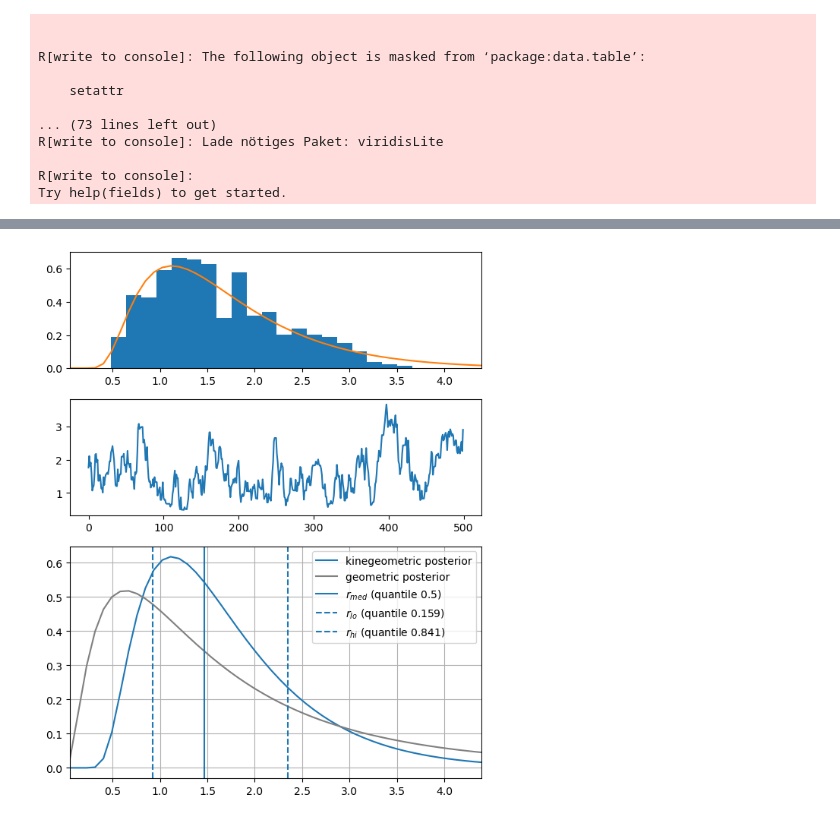
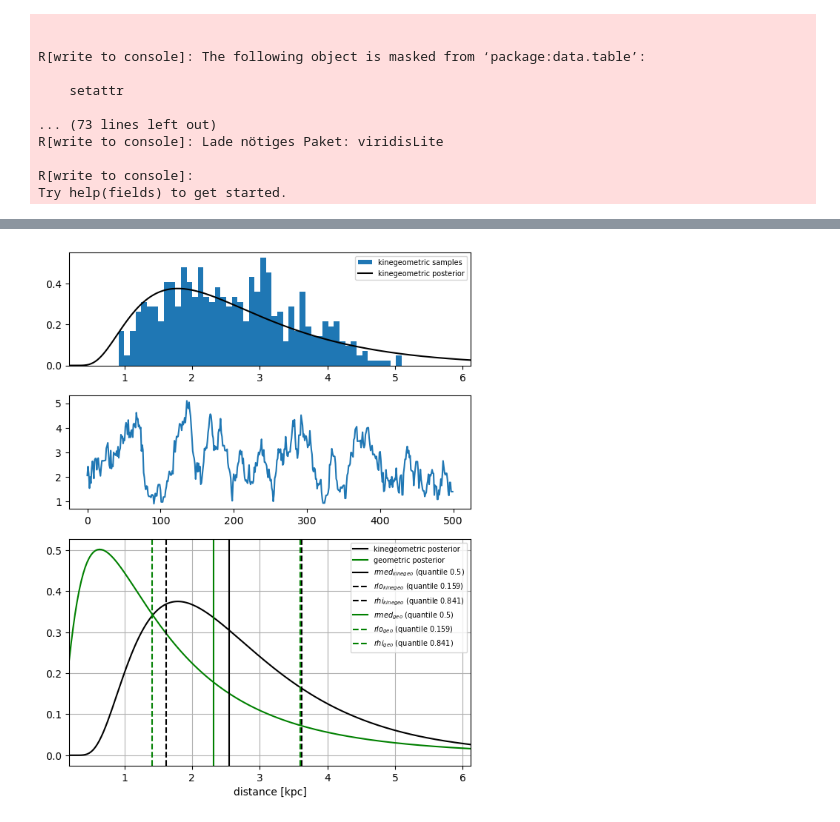
Before and after one commit to ElisaHaas25/Kinegeometric-Distance-Estimation, a Jupyter notebook: test_sampling.ipynb, the cells around one changed output, grey strips where cells are left out. Cells and saved outputs as stored; diff of their text form; code cells hidden in the pictures.

```diff
--- a/test_sampling.ipynb
+++ b/test_sampling.ipynb
@@ -256,9 +291,19 @@ Nsamp= 500
 Nburnin= 50
 
 rows_prior_summary = np.loadtxt('prior_summary.csv', delimiter=',',skiprows=1)
+
+alpha = float(rows_prior_summary[healpix][6])
+beta = float(rows_prior_summary[healpix][7])
+rlen = float(rows_prior_summary[healpix][5])
+
 rlen_EDSD = float(rows_prior_summary[healpix][10])
-rInit = float(mode_post3(w=1e-3*parallax,wsd=1e-3*parallaxVar,rlen = rlen_EDSD,retall = False))*1e-3
-rStep = 0.75*rInit*min(1/3, abs(parallaxVar/parallax))
+rInit = float(mode_post3(w=1e-3*parallax,wsd=1e-3*sd_w,rlen = rlen_EDSD,retall = False))*1e-3
+rStep = 0.75*rInit*min(1/3, abs(sd_w/parallax))
 
-samp = metrop(func=logkinegeopostdensity ,thetaInit= rInit ,Nburnin=Nburnin ,Nsamp=Nsamp,sampleCov=rStep**2 ,parallax=parallax, parallaxVar = parallaxVar,propm=propm, Cov3=Cov3, Cov2=Cov2, healpix=healpix, kfac=kfac)
-rSamp = samp[:,1]
+#geometric samples
+samp_geo = metrop(func=loggeopostdensity ,thetaInit= rInit ,Nburnin=Nburnin ,Nsamp=Nsamp,sampleCov=rStep**2 ,seed=seed,parallax=parallax, parallaxVar = parallaxVar,alpha=alpha,beta=beta,rlen=rlen)
+rSamp_geo = samp_geo[:,1]
+
+#kinegeometric samples
+samp_kinegeo = metrop(func=logkinegeopostdensity ,thetaInit= rInit, Nburnin=Nburnin ,Nsamp=Nsamp,sampleCov=rStep**2 ,seed=seed,parallax=parallax, parallaxVar = parallaxVar,propm=propm, Cov3=Cov3, Cov2=Cov2, healpix=healpix,alpha=alpha,beta=beta,rlen=rlen, kfac=kfac)
+rSamp_kinegeo = samp_kinegeo[:,1]
@@ -267,65 +348,85 @@ rSamp = samp[:,1]
 fig,ax = plt.subplots(3,1,figsize=(7,9), gridspec_kw={'height_ratios': [1,1,2]})
 
 # distance range for plotting
-rplotlo = 0.1*min(rSamp)
-rplothi = 1.2*max(rSamp)
+rplotlo = 0.2*min(rSamp_kinegeo)
+rplothi = 1.2*max(rSamp_kinegeo)
 
-r_plot = np.linspace(rplotlo,rplothi)
+r_plot = np.linspace(rplotlo,rplothi,200)
 
 # plot histogram of samples
-ax[0].hist(rSamp,bins=20,density=True)
+ax[0].hist(rSamp_kinegeo,bins=50,density=True,label='kinegeometric samples')
 ax[0].set_xlim(rplotlo,rplothi)
 
 #plot chains
-ax[1].plot(np.arange(0,len(rSamp),1),rSamp)
+ax[1].plot(np.arange(0,len(rSamp_kinegeo),1),rSamp_kinegeo)
 
 # plot kinegeo + geo posterior
 logKinegeo_plot=[]
 
 for i in r_plot:
-    logKinegeo_plot.append(logkinegeopostdensity(i, parallax, parallaxVar ,propm, Cov3, Cov2, healpix, kfac))
+    logKinegeo_plot.append(logkinegeopostdensity(i, parallax, parallaxVar ,propm, Cov3, Cov2, healpix,alpha,beta,rlen, kfac))
 
 kinegeo_plot = 10**(np.array(logKinegeo_plot))
 kinegeo_norm = integrate.trapezoid(kinegeo_plot,r_plot)
 
-geo_plot = 10**(loggeopostdensity(r_plot, parallax, parallaxVar, healpix))
+geo_plot = 10**(loggeopostdensity(r_plot, parallax, parallaxVar, alpha,beta,rlen))
 geo_norm = integrate.trapezoid(geo_plot,r_plot)
 
 
-ax[2].plot(r_plot,kinegeo_plot/kinegeo_norm, label='kinegeometric posterior')
-ax[0].plot(r_plot,kinegeo_plot/kinegeo_norm)
-ax[2].plot(r_plot,geo_plot/geo_norm,label='geometric posterior',color = 'grey')
+ax[2].plot(r_plot,kinegeo_plot/kinegeo_norm, label='kinegeometric posterior',color='k')
+ax[0].plot(r_plot,kinegeo_plot/kinegeo_norm, label='kinegeometric posterior',color='k')
+
+ax[2].plot(r_plot,geo_plot/geo_norm,label='geometric posterior',color='green')
 
 ax[2].set_xlim(rplotlo,rplothi)
+ax[2].set_xlabel('distance [kpc]')
 ax[2].grid()
 
 # get quantiles:
 
-probs = np.array([0.5,0.159,0.841])
-rQuant = np.quantile(rSamp,probs)
-rest = rQuant[0]
-rlo = rQuant[1]
-rhi = rQuant[2]
+probs = np.array([0.5,0.1586553,0.8413447])
+rQuant_kinegeo = np.quantile(rSamp_kinegeo,probs)
+rest_kinegeo = rQuant_kinegeo[0]
+rlo_kinegeo = rQuant_kinegeo[1]
+rhi_kinegeo = rQuant_kinegeo[2]
 
-ax[2].axvline(rest,label ='$r_{med}$ (quantile 0.5)')
-ax[2].axvline(rlo,linestyle='--',label ='$r_{lo}$ (quantile 0.159)')
-ax[2].axvline(rhi,linestyle='--',label ='$r_{hi}$ (quantile 0.841)')
+rQuant_geo = np.quantile(rSamp_geo,probs)
+rest_geo = rQuant_geo[0]
+rlo_geo = rQuant_geo[1]
+rhi_geo = rQuant_geo[2]
 
-ax[2].legend()
 
+ax[2].axvline(rest_kinegeo,label ='$rmed_{kinegeo}$ (quantile 0.5)',color='k')
+ax[2].axvline(rlo_kinegeo,linestyle='--',label ='$rlo_{kinegeo}$ (quantile 0.159)',color='k')
+ax[2].axvline(rhi_kinegeo,linestyle='--',label ='$rhi_{kinegeo}$ (quantile 0.841)',color='k')
+
+ax[2].axvline(rest_geo,label ='$rmed_{geo}$ (quantile 0.5)',color='green')
+ax[2].axvline(rlo_geo,linestyle='--',label ='$rlo_{geo}$ (quantile 0.159)',color='green')
+ax[2].axvline(rhi_geo,linestyle='--',label ='$rhi_{geo}$ (quantile 0.841)',color='green')
+
+ax[2].legend(fontsize=7)
+ax[0].legend(fontsize=7)
 
 
 print('\033[1m' + 'Distance estimation:' + '\033[0m')
-print('')
-print('estimated distance [pc] (quantile 0.5):',rest)
-print('lower distance limit [pc] (quantile 0.159):', rlo)
-print('upper distance limit [pc] (quantile 0.841):', rhi)
 print('')
 print('MCMC initialization [pc]:', rInit)
 print('MCMC stepsize [pc]:',rStep)
 print('MCMC number of burn-in samples:',Nburnin)
 print('MCMC number of retained iterations:',Nsamp)
 print('')
+print('Kinegeometric distance:')
+print('')
+print('estimated distance [pc] (quantile 0.5):',rest_kinegeo)
+print('lower distance limit [pc] (quantile 0.159):', rlo_kinegeo)
+print('upper distance limit [pc] (quantile 0.841):', rhi_kinegeo)
+print('')
+print('Geometric distance:')
+print('')
+print('estimated distance [pc] (quantile 0.5):',rest_geo)
+print('lower distance limit [pc] (quantile 0.159):', rlo_geo)
+print('upper distance limit [pc] (quantile 0.841):', rhi_geo)
+print('')
 # %% [output]
 Distance estimation:
 
@@ -340,4 +449,4 @@ MCMC number of retained iterations: 500
-[figure, old version]
+[figure, new version]
 # %%
 # Other stuff only required for velocity posterior
 def logvelpriordensity(vel, dist, healpix):
```
Also changed, not shown: parts of 26 cells of this notebook, 1 other file.
